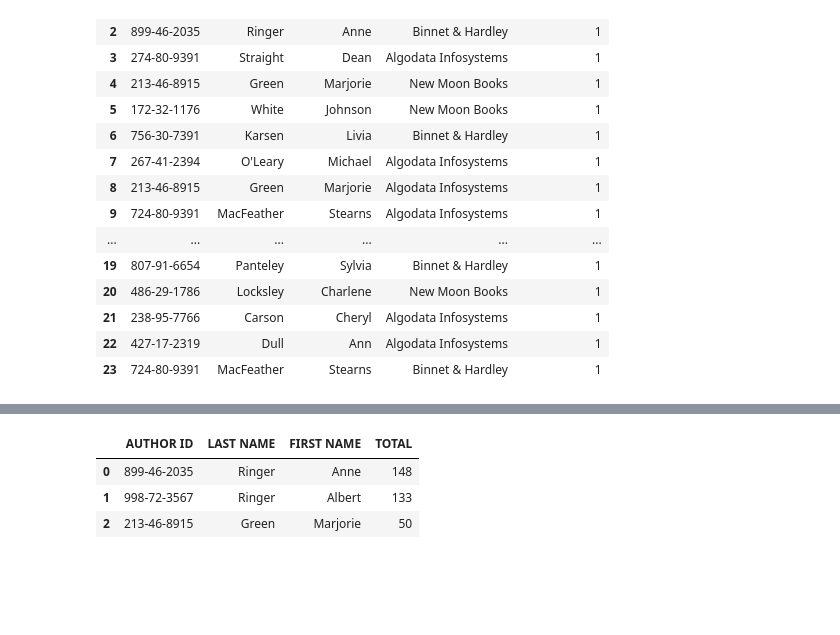
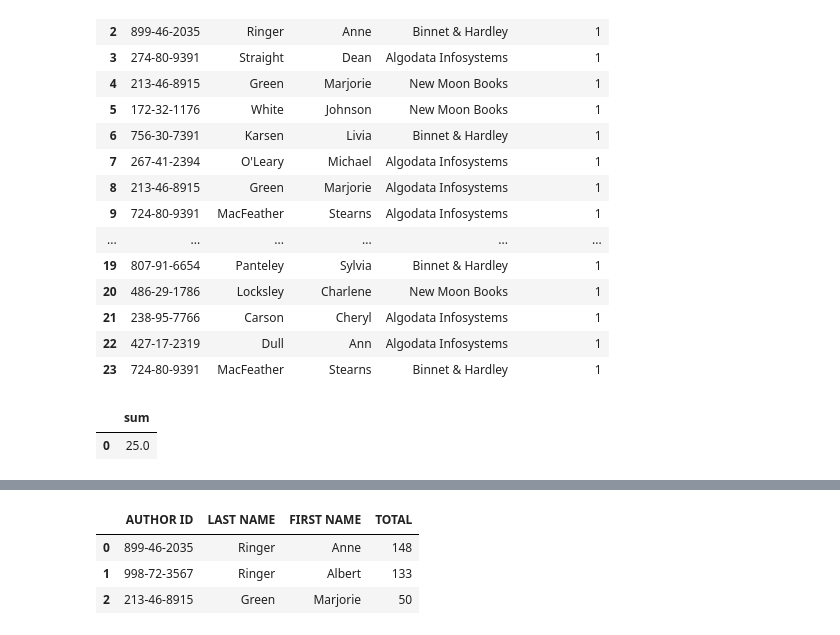
Before and after one commit to fealt/ironhack-bootcamp-labs, a Jupyter notebook: w09_06_PostgreSQL_Select_LAB.ipynb, the cells around one changed output, grey strips where cells are left out. Drawn from its saved outputs; the diff is of its cells as text; code cells hidden in the pictures; blank space fills up the shorter version.

Commit message:
postgreSQL select lab updated

```diff
--- a/w09_06_PostgreSQL_Select_LAB.ipynb
+++ b/w09_06_PostgreSQL_Select_LAB.ipynb
@@ -250,6 +250,40 @@ pd.read_sql(query, conn)
 | 21 | 238-95-7766 | Carson | Cheryl | Algodata Infosystems | 1 |
 | 22 | 427-17-2319 | Dull | Ann | Algodata Infosystems | 1 |
 | 23 | 724-80-9391 | MacFeather | Stearns | Binnet & Hardley | 1 |
+# %%
+query = '''
+SELECT
+    SUM(title_sum.TITLE_COUNT)
+FROM
+    (SELECT
+        authors.au_id,
+        authors.au_lname,
+        authors.au_fname,
+        publishers.pub_name,
+        COUNT(*) AS TITLE_COUNT
+    FROM
+        authors
+    JOIN
+        titleauthor
+        ON authors.au_id=titleauthor.au_id
+    LEFT JOIN
+        titles
+        ON titleauthor.title_id=titles.title_id
+    LEFT JOIN
+        publishers
+        ON titles.pub_id=publishers.pub_id
+    GROUP BY
+        authors.au_id,
+        authors.au_lname,
+        authors.au_fname,
+        publishers.pub_name
+    ORDER BY
+        TITLE_COUNT DESC) AS title_sum;
+'''
+pd.read_sql(query, conn)
+# %% [output]
+|  | sum |
+| 0 | 25.0 |
 # %% [markdown]
 # **3. Best Selling Authors**
 
```
